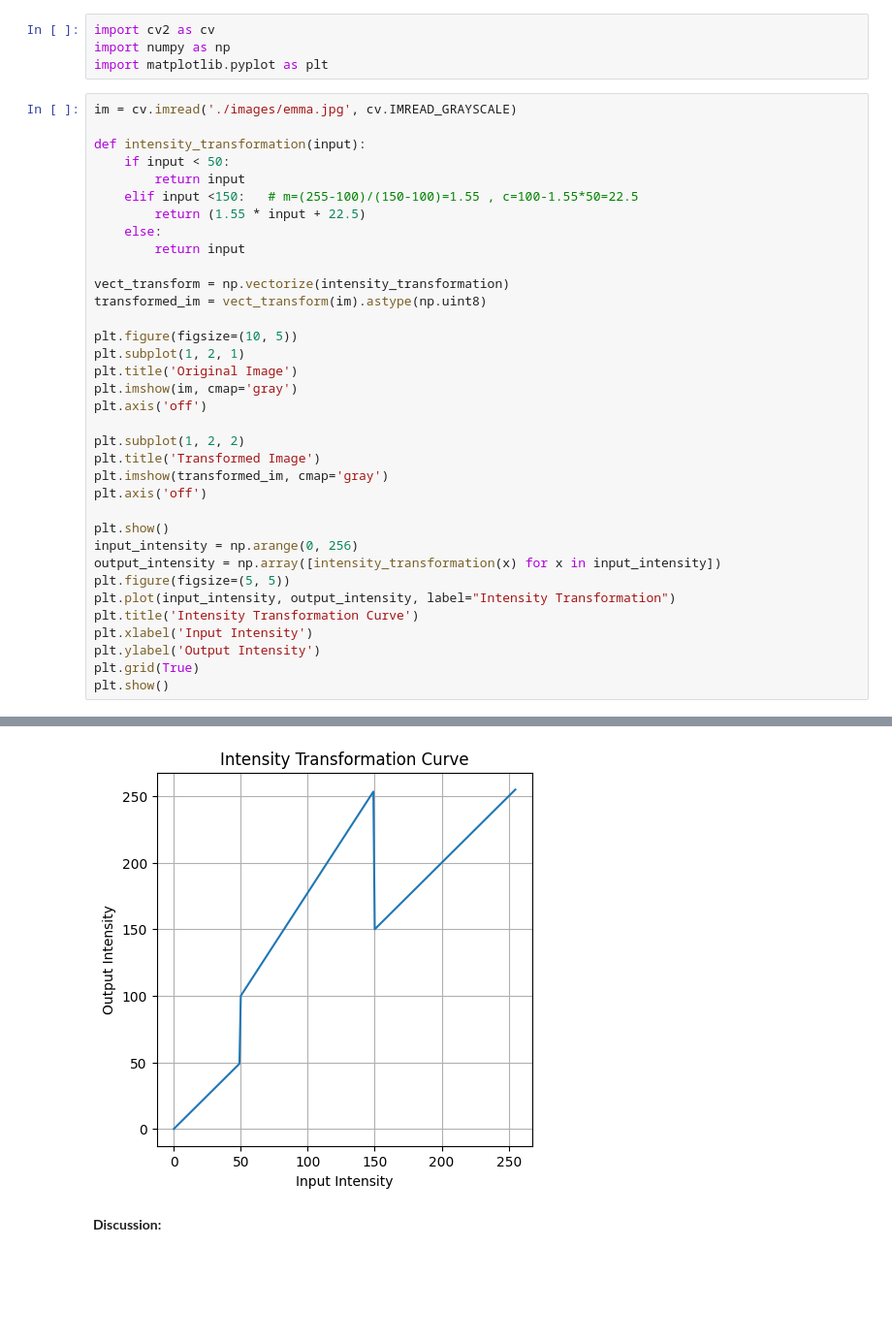
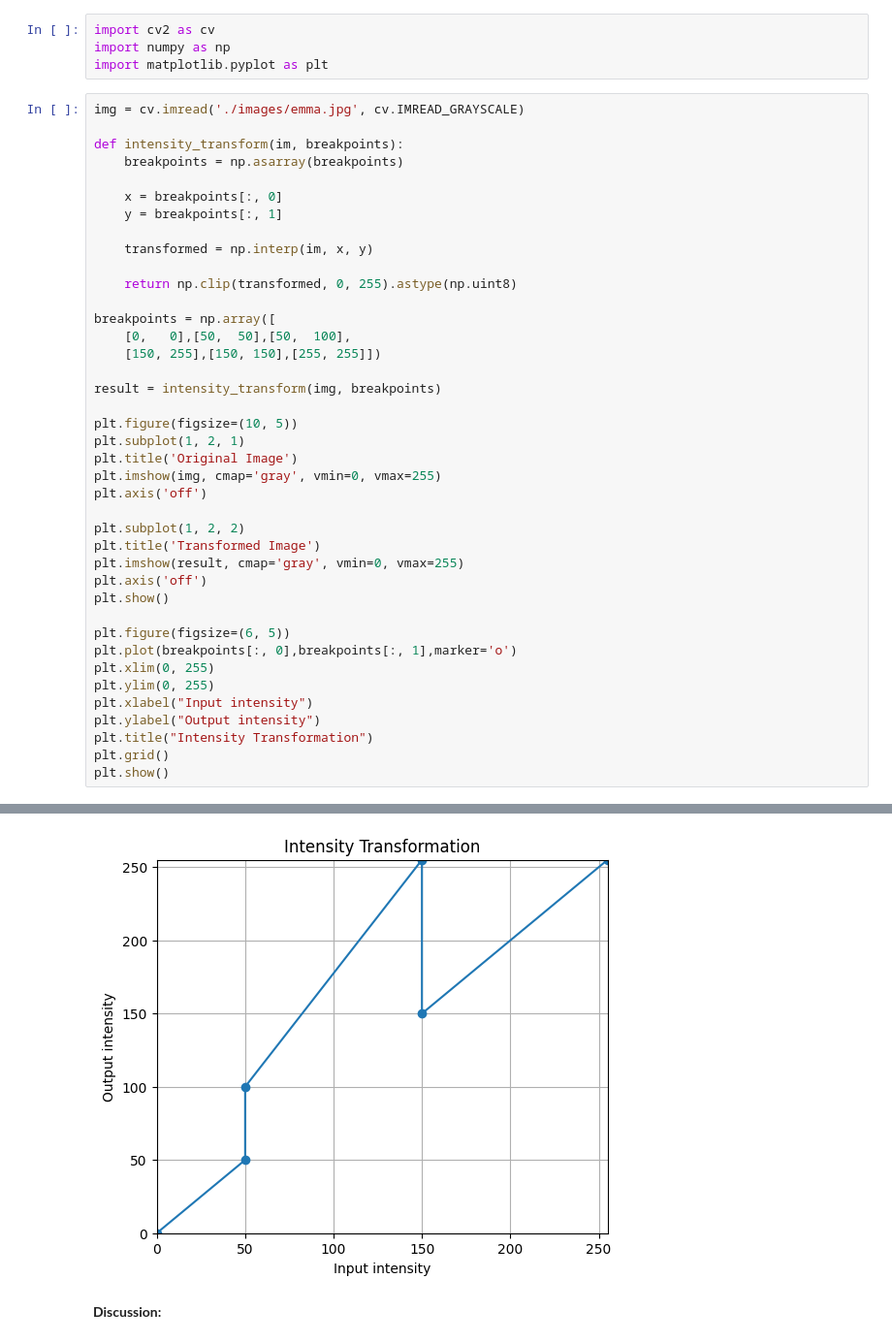
Before and after one commit to shaahidahamed/EN3160-Image-Processing-and-Machine-Vision, a Jupyter notebook: Assignments/Assignment-1/230020R_A01.ipynb, the cells around one changed output, grey strips where cells are left out. Shown at 97% size. Cells and saved outputs as stored; diff of their text form; blank space fills up the shorter version.

```diff
--- a/Assignments/Assignment-1/230020R_A01.ipynb
+++ b/Assignments/Assignment-1/230020R_A01.ipynb
@@ -12,43 +12,48 @@ import cv2 as cv
 import numpy as np
 import matplotlib.pyplot as plt
 # %%
-im = cv.imread('./images/emma.jpg', cv.IMREAD_GRAYSCALE)
+img = cv.imread('./images/emma.jpg', cv.IMREAD_GRAYSCALE)
 
-def intensity_transformation(input):
-    if input < 50:
-        return input
-    elif input <150:   # m=(255-100)/(150-100)=1.55 , c=100-1.55*50=22.5
-        return (1.55 * input + 22.5)
-    else:
-        return input
+def intensity_transform(im, breakpoints):
+    breakpoints = np.asarray(breakpoints)
 
-vect_transform = np.vectorize(intensity_transformation)
-transformed_im = vect_transform(im).astype(np.uint8)
+    x = breakpoints[:, 0]
+    y = breakpoints[:, 1]
+
+    transformed = np.interp(im, x, y)
+
+    return np.clip(transformed, 0, 255).astype(np.uint8)
+
+breakpoints = np.array([
+    [0,   0],[50,  50],[50,  100],
+    [150, 255],[150, 150],[255, 255]])
+
+result = intensity_transform(img, breakpoints)
 
 plt.figure(figsize=(10, 5))
 plt.subplot(1, 2, 1)
 plt.title('Original Image')
-plt.imshow(im, cmap='gray')
+plt.imshow(img, cmap='gray', vmin=0, vmax=255)
 plt.axis('off')
 
 plt.subplot(1, 2, 2)
 plt.title('Transformed Image')
-plt.imshow(transformed_im, cmap='gray')
+plt.imshow(result, cmap='gray', vmin=0, vmax=255)
 plt.axis('off')
+plt.show()
 
+plt.figure(figsize=(6, 5))
+plt.plot(breakpoints[:, 0],breakpoints[:, 1],marker='o')
+plt.xlim(0, 255)
+plt.ylim(0, 255)
+plt.xlabel("Input intensity")
+plt.ylabel("Output intensity")
+plt.title("Intensity Transformation")
+plt.grid()
 plt.show()
-input_intensity = np.arange(0, 256)
-output_intensity = np.array([intensity_transformation(x) for x in input_intensity])
-plt.figure(figsize=(5, 5))
-plt.plot(input_intensity, output_intensity, label="Intensity Transformation")
-plt.title('Intensity Transformation Curve')
-plt.xlabel('Input Intensity')
-plt.ylabel('Output Intensity')
-plt.grid(True)
-plt.show()
 # %% [output]
 [figure]
-[figure, old version]
+[figure, new version]
 # %% [markdown]
 **Discussion:**
 # %% [markdown]
```
Also changed, not shown: parts of 7 cells of this notebook.
